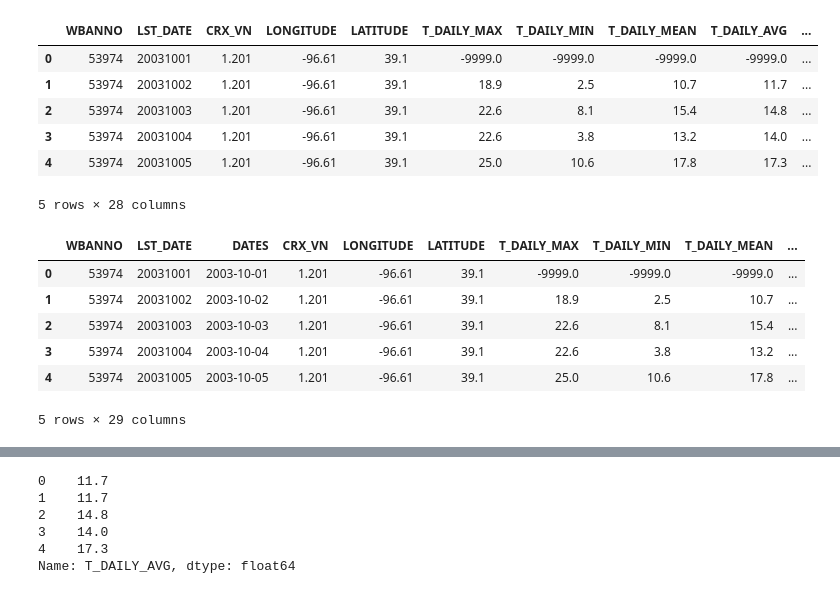
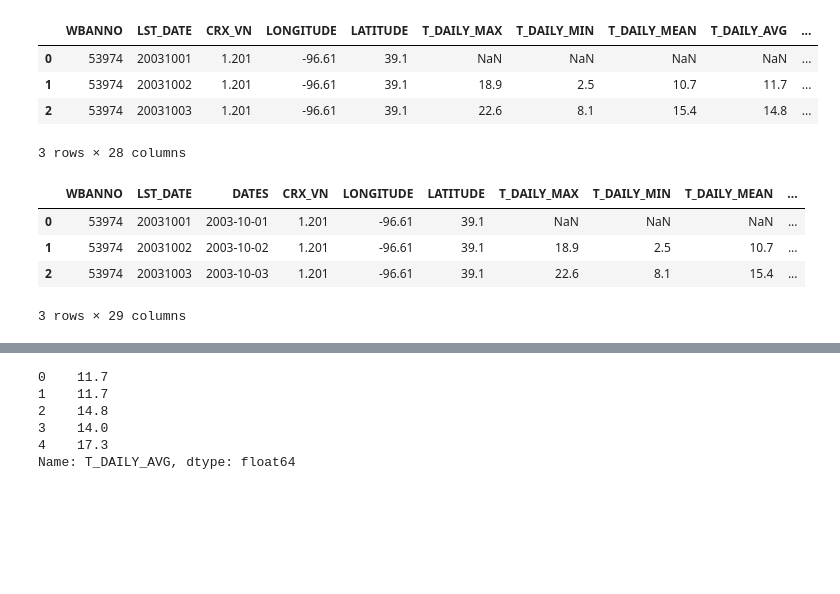
Before and after one commit to soilwater/pynotes-agriscience, a Jupyter notebook: exercises/wheat_potential_biomass.ipynb, the cells around one changed output, grey strips where cells are left out. Drawn from its saved outputs; the diff is of its cells as text; code cells hidden in the pictures; blank space fills up the shorter version.

```diff
--- a/exercises/wheat_potential_biomass.ipynb
+++ b/exercises/wheat_potential_biomass.ipynb
@@ -49,25 +38,21 @@ import numpy as np
 import matplotlib.pyplot as plt
 # %%
 # Import data
-df = pd.read_csv('../datasets/KS_Manhattan_6_SSW.csv')
-df.head()
+df = pd.read_csv('../datasets/KS_Manhattan_6_SSW.csv', na_values=[-99, -9999])
+df.head(3)
 # %% [output]
 |  | WBANNO | LST_DATE | CRX_VN | LONGITUDE | LATITUDE | T_DAILY_MAX | T_DAILY_MIN | T_DAILY_MEAN | T_DAILY_AVG | ... |
-| 0 | 53974 | 20031001 | 1.201 | -96.61 | 39.1 | -9999.0 | -9999.0 | -9999.0 | -9999.0 | ... |
+| 0 | 53974 | 20031001 | 1.201 | -96.61 | 39.1 | NaN | NaN | NaN | NaN | ... |
 | 1 | 53974 | 20031002 | 1.201 | -96.61 | 39.1 | 18.9 | 2.5 | 10.7 | 11.7 | ... |
 | 2 | 53974 | 20031003 | 1.201 | -96.61 | 39.1 | 22.6 | 8.1 | 15.4 | 14.8 | ... |
-| 3 | 53974 | 20031004 | 1.201 | -96.61 | 39.1 | 22.6 | 3.8 | 13.2 | 14.0 | ... |
-| 4 | 53974 | 20031005 | 1.201 | -96.61 | 39.1 | 25.0 | 10.6 | 17.8 | 17.3 | ... |
-5 rows × 28 columns
+3 rows × 28 columns
 # %%
-# Convert dates to Pandas datetime format
+# Convert LST_DATE to Pandas datetime format
 df.insert(2, "DATES", pd.to_datetime(df["LST_DATE"], format="%Y%m%d"))
-df.head()
+df.head(3)
 # %% [output]
 |  | WBANNO | LST_DATE | DATES | CRX_VN | LONGITUDE | LATITUDE | T_DAILY_MAX | T_DAILY_MIN | T_DAILY_MEAN | ... |
-| 0 | 53974 | 20031001 | 2003-10-01 | 1.201 | -96.61 | 39.1 | -9999.0 | -9999.0 | -9999.0 | ... |
+| 0 | 53974 | 20031001 | 2003-10-01 | 1.201 | -96.61 | 39.1 | NaN | NaN | NaN | ... |
 | 1 | 53974 | 20031002 | 2003-10-02 | 1.201 | -96.61 | 39.1 | 18.9 | 2.5 | 10.7 | ... |
 | 2 | 53974 | 20031003 | 2003-10-03 | 1.201 | -96.61 | 39.1 | 22.6 | 8.1 | 15.4 | ... |
-| 3 | 53974 | 20031004 | 2003-10-04 | 1.201 | -96.61 | 39.1 | 22.6 | 3.8 | 13.2 | ... |
-| 4 | 53974 | 20031005 | 2003-10-05 | 1.201 | -96.61 | 39.1 | 25.0 | 10.6 | 17.8 | ... |
-5 rows × 29 columns
+3 rows × 29 columns
```
Also changed, not shown: parts of 7 cells of this notebook, 8 other files.
